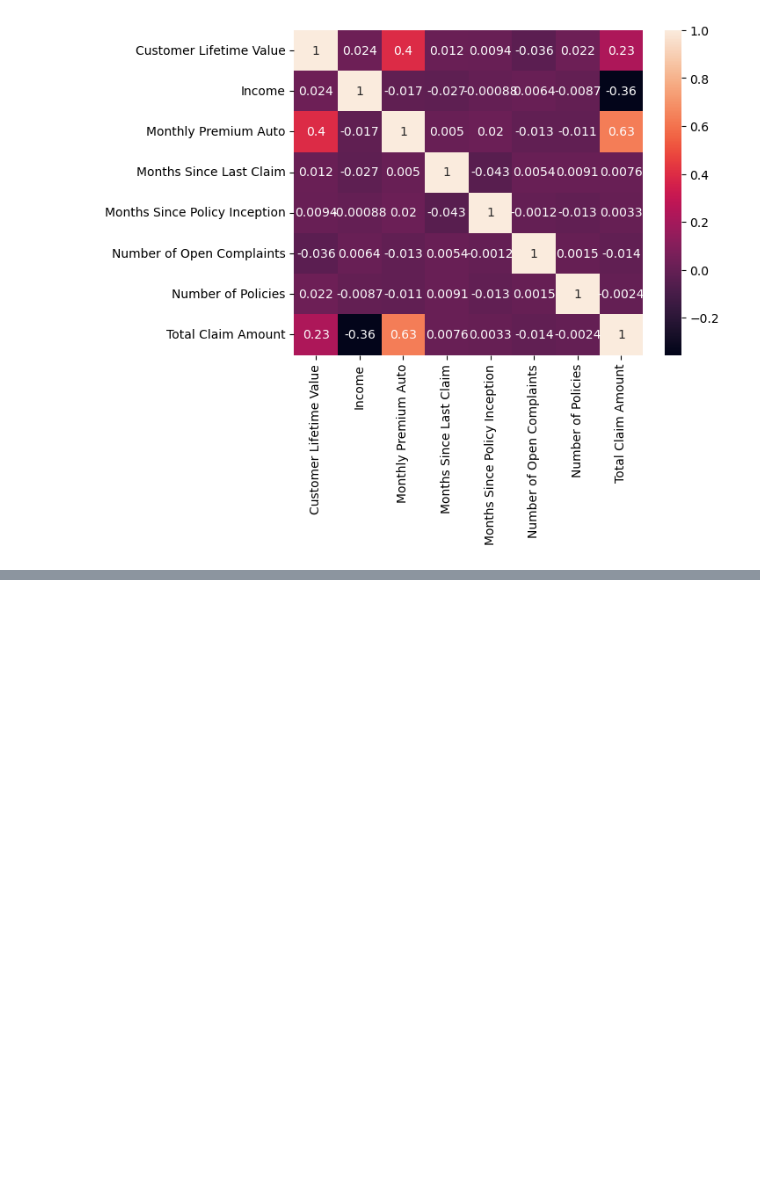
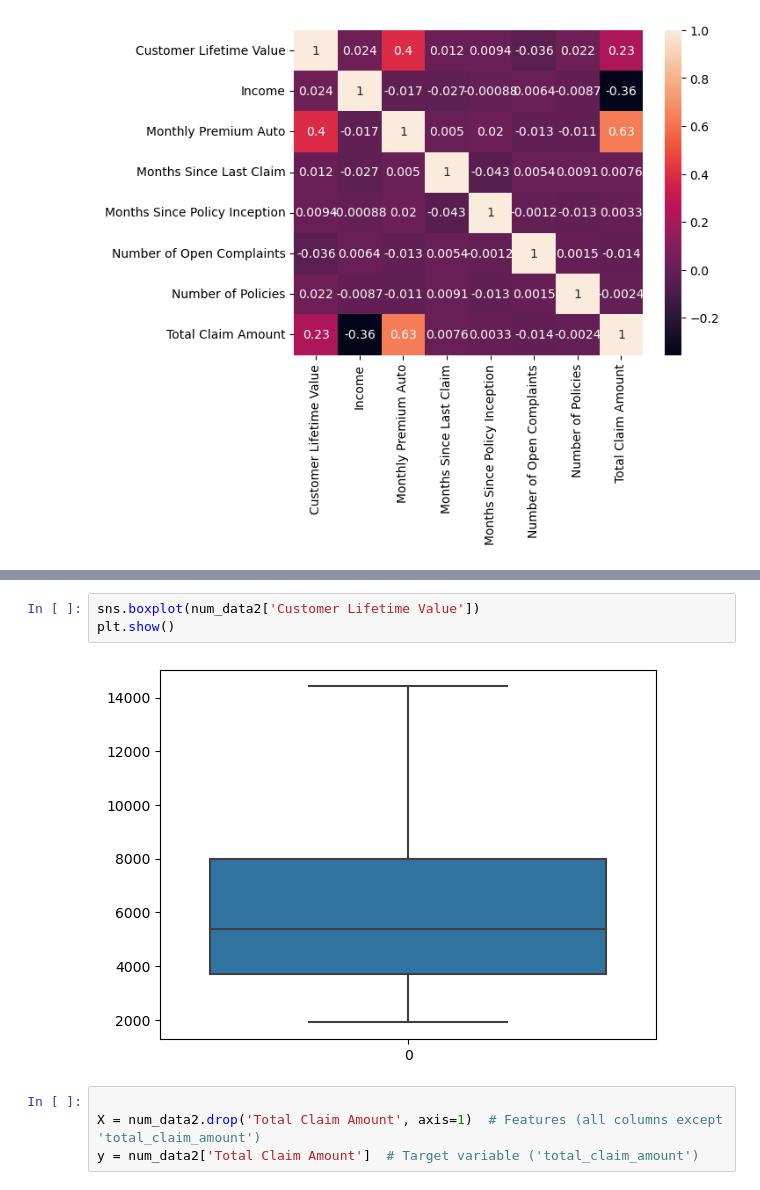
Before and after one commit to ironhack-labs/lab-customer-analysis-round-4, a Jupyter notebook: files_for_lab/Lab 4,5,6,7.ipynb, the cells around one changed output, grey strips where cells are left out. Cells and saved outputs as stored; diff of their text form; blank space fills up the shorter version.

```diff
--- a/files_for_lab/Lab 4,5,6,7.ipynb
+++ b/files_for_lab/Lab 4,5,6,7.ipynb
@@ -144,0 +137,9 @@ plt.show()
+# %%
+sns.boxplot(num_data2['Customer Lifetime Value'])
+plt.show()
+# %% [output]
+[figure, added]
+# %%
+
+X = num_data2.drop('Total Claim Amount', axis=1)  # Features (all columns except 'total_claim_amount')
+y = num_data2['Total Claim Amount']  # Target variable ('total_claim_amount')
```
Also changed, not shown: parts of 14 cells of this notebook.
